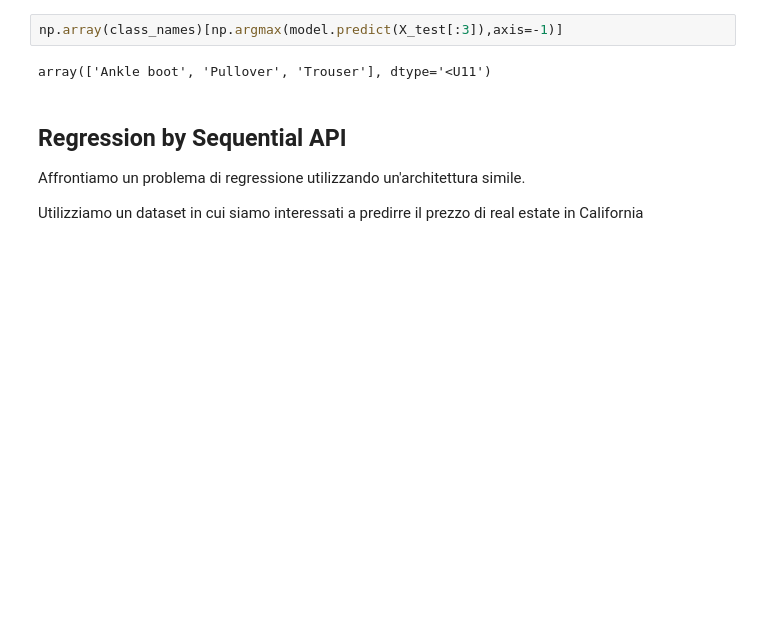
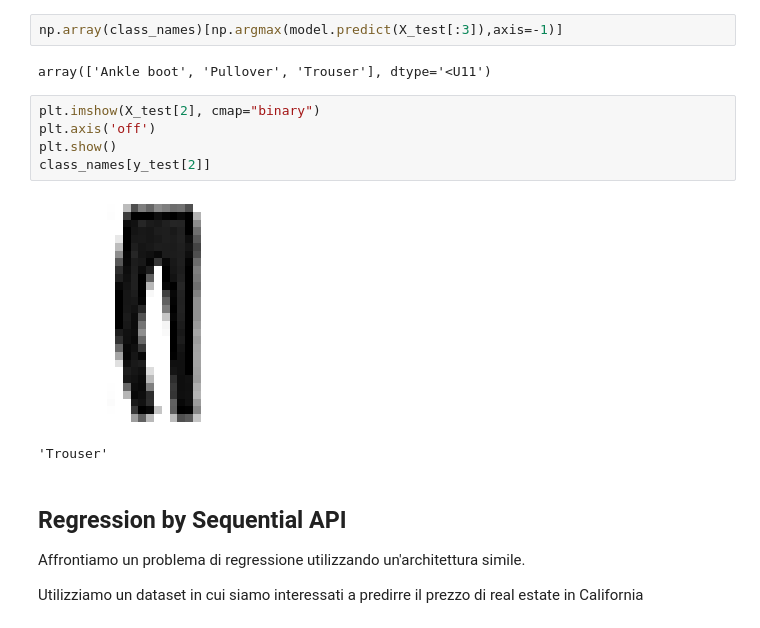
Before and after one commit to matzigno/CSML22, a Jupyter notebook: DeepNeuralNetwork/ArtificialNeuralNetworks.ipynb, the cells around one changed output. Drawn from its saved outputs; the diff is of its cells as text; blank space fills up the shorter version.

```diff
--- a/DeepNeuralNetwork/ArtificialNeuralNetworks.ipynb
+++ b/DeepNeuralNetwork/ArtificialNeuralNetworks.ipynb
@@ -294,6 +271,14 @@ Visto che il metodo è deprecato, seguiamo il consiglio del warning:
 np.array(class_names)[np.argmax(model.predict(X_test[:3]),axis=-1)]
 # %% [output]
 array(['Ankle boot', 'Pullover', 'Trouser'], dtype='<U11')
+# %%
+plt.imshow(X_test[2], cmap="binary")
+plt.axis('off')
+plt.show()
+class_names[y_test[2]]
+# %% [output]
+[figure, added]
+'Trouser'
 # %% [markdown]
 ## Regression by Sequential API
 Affrontiamo un problema di regressione utilizzando un'architettura simile.
```
Also changed, not shown: parts of 39 cells of this notebook, 1 other file.
